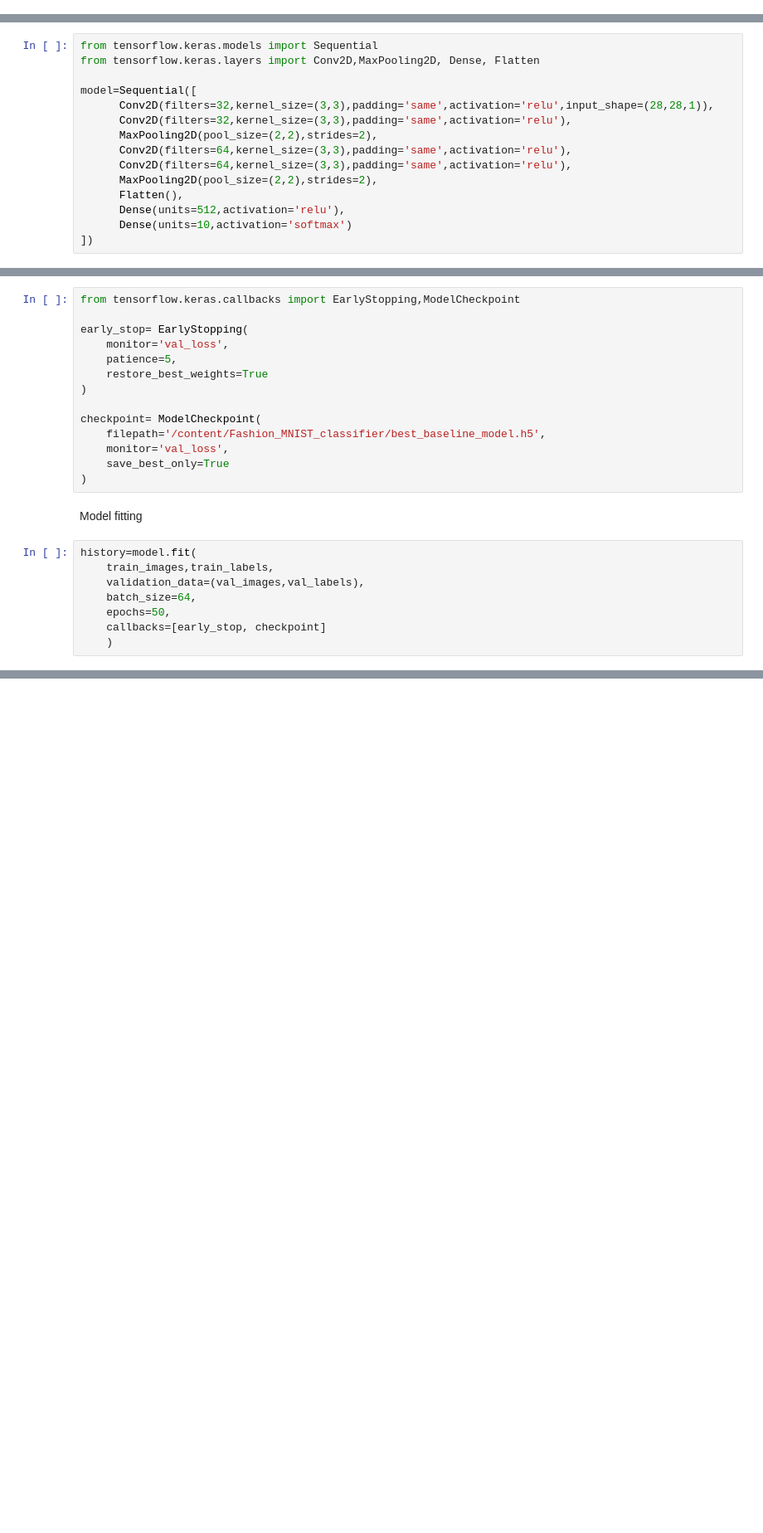
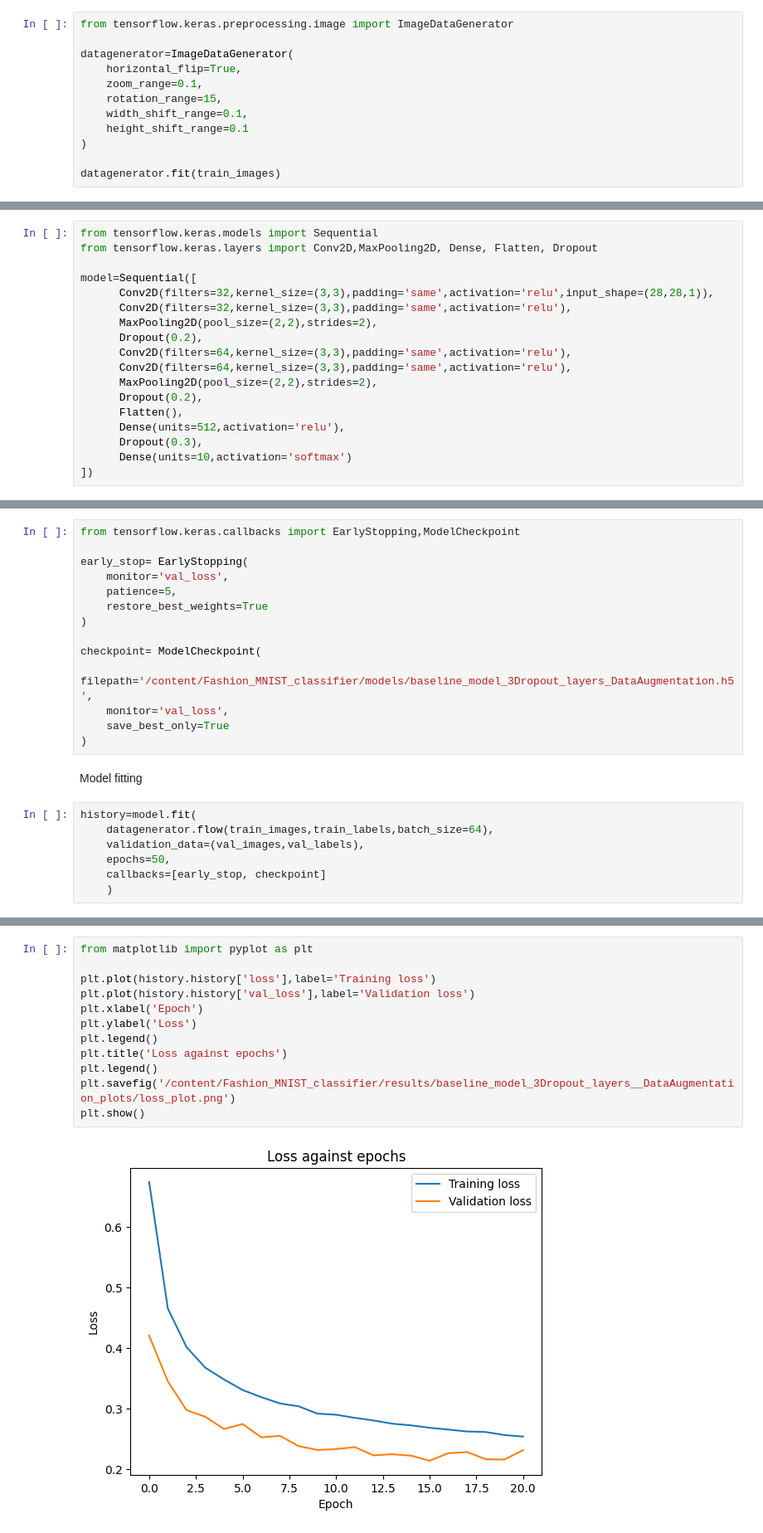
Before and after one commit to Amna2327/Fashion_MNIST_classifier, a Jupyter notebook: notebooks/02_model_training.ipynb, the cells around one changed output, grey strips where cells are left out. Shown at 83% size. Saved outputs shown, nothing was run; the diff lists cells and outputs as text; blank space fills up the shorter version.

Commit message:
Added data augmentation step

```diff
--- a/notebooks/02_model_training.ipynb
+++ b/notebooks/02_model_training.ipynb
@@ -17,18 +28,33 @@ print(train_images.shape, val_images.shape)
+# %%
+from tensorflow.keras.preprocessing.image import ImageDataGenerator
+
+datagenerator=ImageDataGenerator(
+    horizontal_flip=True,
+    zoom_range=0.1,
+    rotation_range=15,
+    width_shift_range=0.1,
+    height_shift_range=0.1
+)
+
+datagenerator.fit(train_images)
 # %% [markdown]
 Basic model structure
 # %%
 from tensorflow.keras.models import Sequential
-from tensorflow.keras.layers import Conv2D,MaxPooling2D, Dense, Flatten
+from tensorflow.keras.layers import Conv2D,MaxPooling2D, Dense, Flatten, Dropout
 
 model=Sequential([
       Conv2D(filters=32,kernel_size=(3,3),padding='same',activation='relu',input_shape=(28,28,1)),
       Conv2D(filters=32,kernel_size=(3,3),padding='same',activation='relu'),
       MaxPooling2D(pool_size=(2,2),strides=2),
+      Dropout(0.2),
       Conv2D(filters=64,kernel_size=(3,3),padding='same',activation='relu'),
       Conv2D(filters=64,kernel_size=(3,3),padding='same',activation='relu'),
       MaxPooling2D(pool_size=(2,2),strides=2),
+      Dropout(0.2),
       Flatten(),
       Dense(units=512,activation='relu'),
+      Dropout(0.3),
       Dense(units=10,activation='softmax')
 ])
 # %% [markdown]
@@ -70,7 +96,7 @@ early_stop= EarlyStopping(
 )
 
 checkpoint= ModelCheckpoint(
-    filepath='/content/Fashion_MNIST_classifier/best_baseline_model.h5',
+    filepath='/content/Fashion_MNIST_classifier/models/baseline_model_3Dropout_layers_DataAugmentation.h5',
     monitor='val_loss',
     save_best_only=True
 )
@@ -78,9 +104,8 @@ checkpoint= ModelCheckpoint(
 Model fitting
 # %%
 history=model.fit(
-    train_images,train_labels,
+    datagenerator.flow(train_images,train_labels,batch_size=64),
     validation_data=(val_images,val_labels),
-    batch_size=64,
     epochs=50,
     callbacks=[early_stop, checkpoint]
     )
@@ -89,0 +141,14 @@ Epoch 1/50
+# %%
+from matplotlib import pyplot as plt
+
+plt.plot(history.history['loss'],label='Training loss')
+plt.plot(history.history['val_loss'],label='Validation loss')
+plt.xlabel('Epoch')
+plt.ylabel('Loss')
+plt.legend()
+plt.title('Loss against epochs')
+plt.legend()
+plt.savefig('/content/Fashion_MNIST_classifier/results/baseline_model_3Dropout_layers__DataAugmentation_plots/loss_plot.png')
+plt.show()
+# %% [output]
+[figure, added]
```
Also changed, not shown: parts of 7 cells of this notebook.
